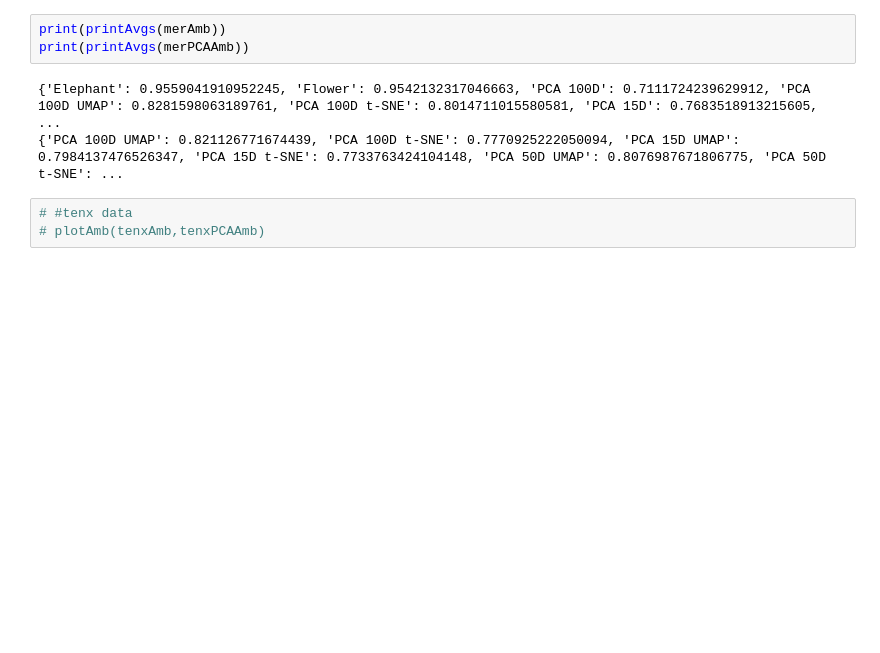
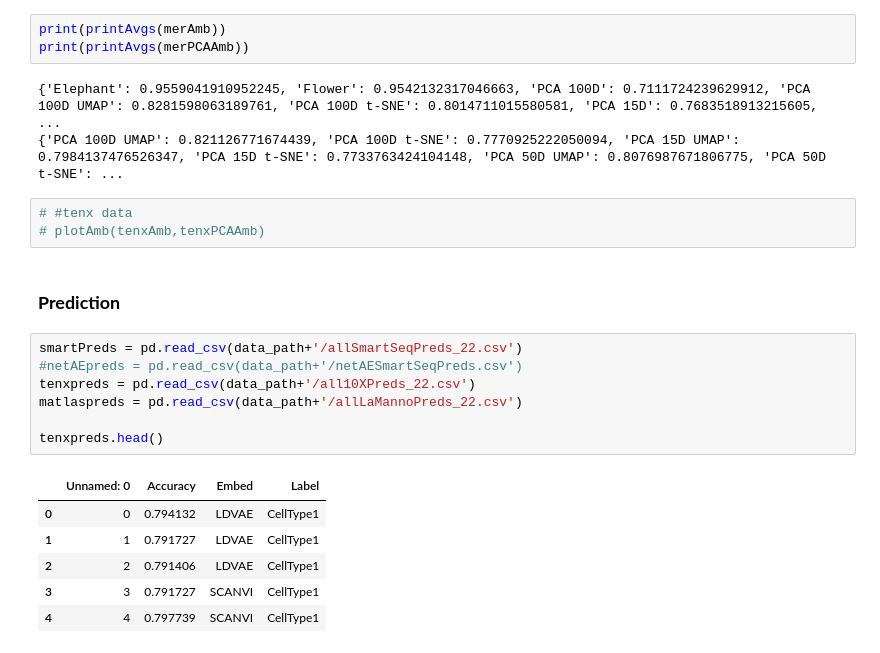
Before and after one commit to pachterlab/CP_2023, a Jupyter notebook: notebooks/combinedFigurePlots.ipynb, the cells around one changed output. Cells and saved outputs as stored; diff of their text form; blank space fills up the shorter version.

```diff
--- a/notebooks/combinedFigurePlots.ipynb
+++ b/notebooks/combinedFigurePlots.ipynb
@@ -702,3 +700,19 @@ print(printAvgs(merPCAAmb))
 # %%
 # #tenx data
 # plotAmb(tenxAmb,tenxPCAAmb)
+# %% [markdown]
+### **Prediction**
+# %%
+smartPreds = pd.read_csv(data_path+'/allSmartSeqPreds_22.csv')
+#netAEpreds = pd.read_csv(data_path+'/netAESmartSeqPreds.csv')
+tenxpreds = pd.read_csv(data_path+'/all10XPreds_22.csv')
+matlaspreds = pd.read_csv(data_path+'/allLaMannoPreds_22.csv')
+
+tenxpreds.head()
+# %% [output]
+|  | Unnamed: 0 | Accuracy | Embed | Label |
+| 0 | 0 | 0.794132 | LDVAE | CellType1 |
+| 1 | 1 | 0.791727 | LDVAE | CellType1 |
+| 2 | 2 | 0.791406 | LDVAE | CellType1 |
+| 3 | 3 | 0.791727 | SCANVI | CellType1 |
+| 4 | 4 | 0.797739 | SCANVI | CellType1 |
```
Also changed, not shown: parts of 13 cells of this notebook.
